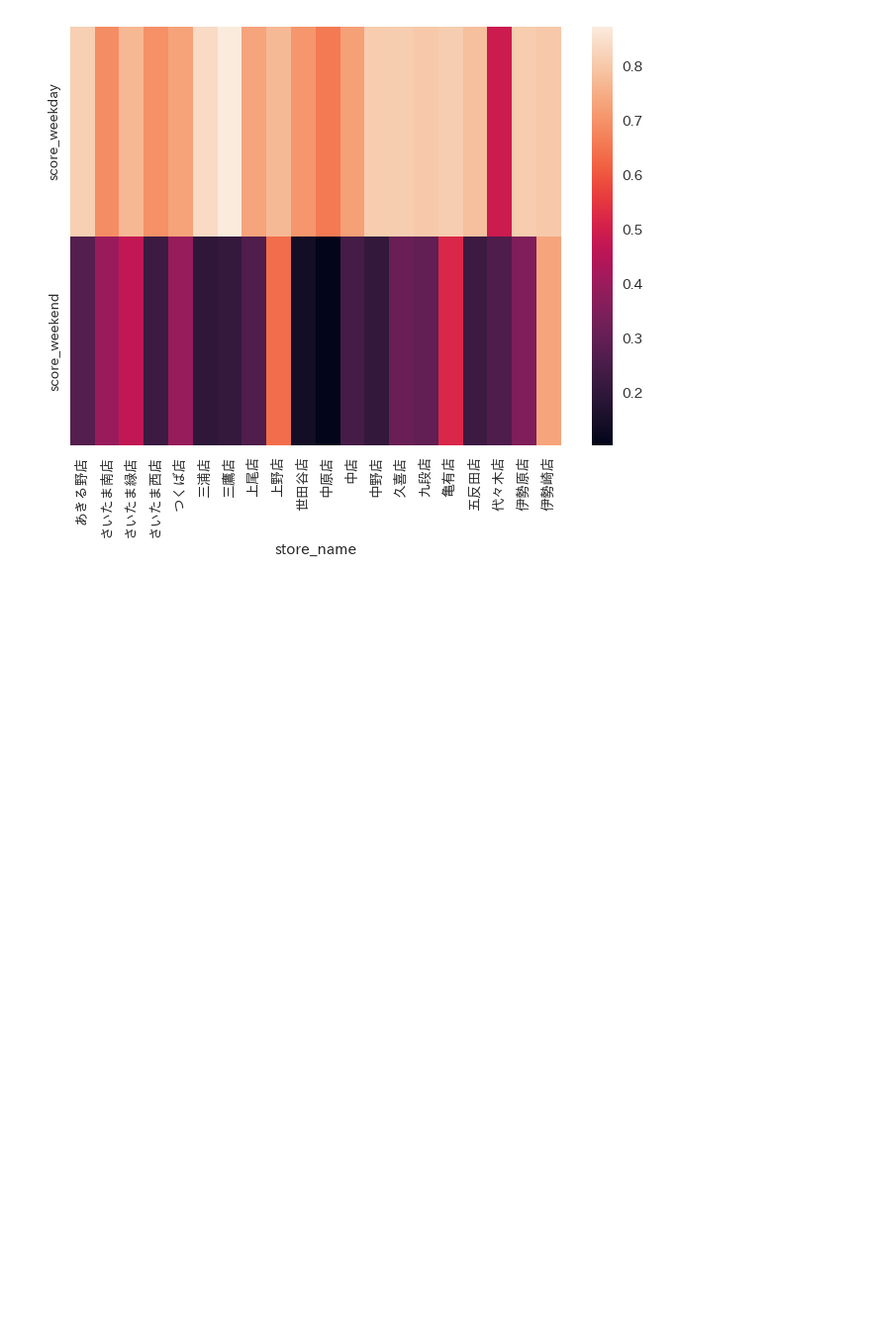
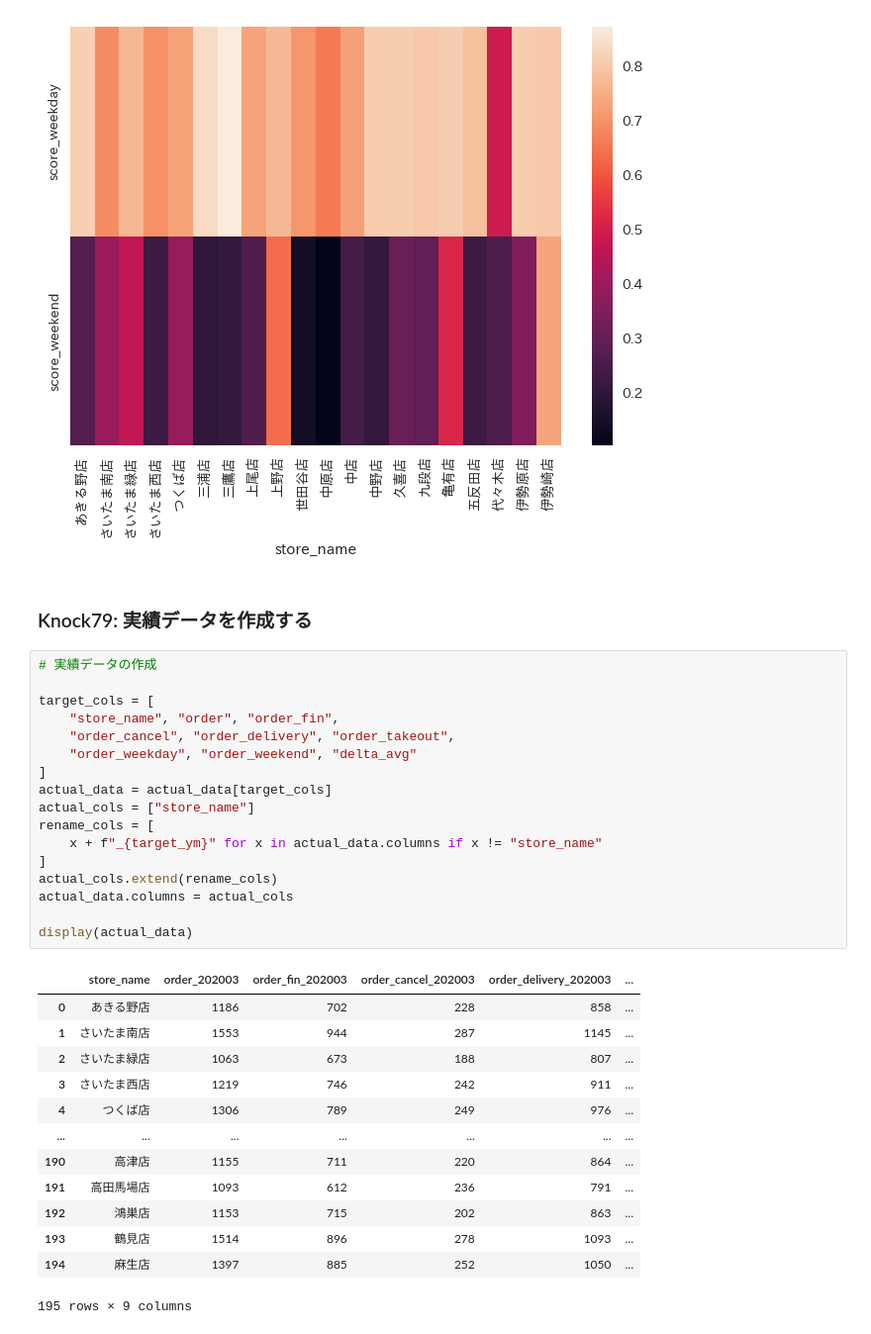
Before and after one commit to ginmaruGH/python-practical-machine-learning-system-100knocks, a Jupyter notebook: ch08/ch08.ipynb, the cells around one changed output. Shown at 99% size. Cells and saved outputs as stored; diff of their text form; blank space fills up the shorter version.

Commit message:
Knock79: 実績データを作成する

```diff
--- a/ch08/ch08.ipynb
+++ b/ch08/ch08.ipynb
@@ -403,3 +403,36 @@ sns.heatmap(pred_viz[:20].T)
 # %% [output]
 <AxesSubplot:xlabel='store_name'>
 [figure]
+# %% [markdown]
+### Knock79: 実績データを作成する
+# %%
+# 実績データの作成
+
+target_cols = [
+    "store_name", "order", "order_fin",
+    "order_cancel", "order_delivery", "order_takeout",
+    "order_weekday", "order_weekend", "delta_avg"
+]
+actual_data = actual_data[target_cols]
+actual_cols = ["store_name"]
+rename_cols = [
+    x + f"_{target_ym}" for x in actual_data.columns if x != "store_name"
+]
+actual_cols.extend(rename_cols)
+actual_data.columns = actual_cols
+
+display(actual_data)
+# %% [output]
+|  | store_name | order_202003 | order_fin_202003 | order_cancel_202003 | order_delivery_202003 | ... |
+| 0 | あきる野店 | 1186 | 702 | 228 | 858 | ... |
+| 1 | さいたま南店 | 1553 | 944 | 287 | 1145 | ... |
+| 2 | さいたま緑店 | 1063 | 673 | 188 | 807 | ... |
+| 3 | さいたま西店 | 1219 | 746 | 242 | 911 | ... |
+| 4 | つくば店 | 1306 | 789 | 249 | 976 | ... |
+| ... | ... | ... | ... | ... | ... | ... |
+| 190 | 高津店 | 1155 | 711 | 220 | 864 | ... |
+| 191 | 高田馬場店 | 1093 | 612 | 236 | 791 | ... |
+| 192 | 鴻巣店 | 1153 | 715 | 202 | 863 | ... |
+| 193 | 鶴見店 | 1514 | 896 | 278 | 1093 | ... |
+| 194 | 麻生店 | 1397 | 885 | 252 | 1050 | ... |
+195 rows × 9 columns
```
